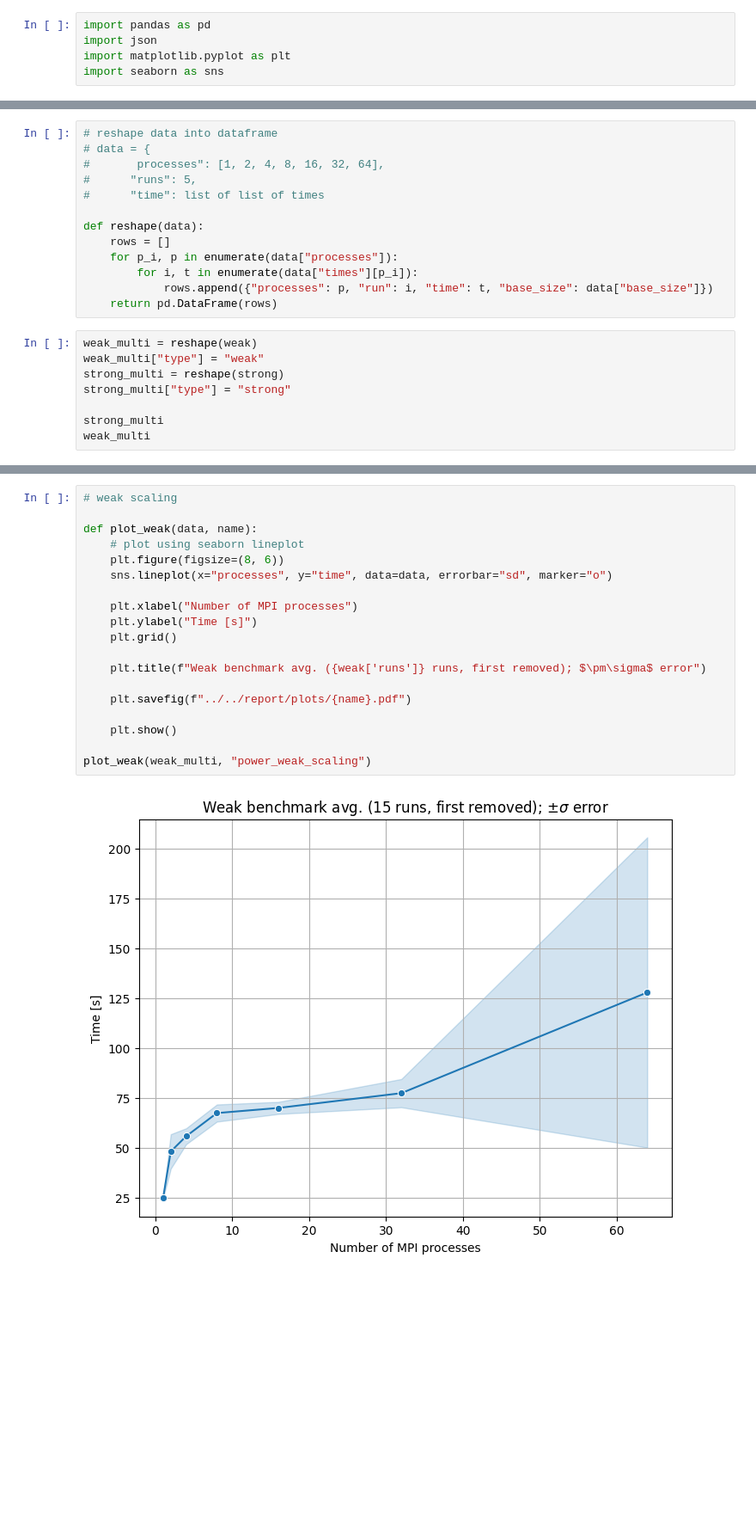
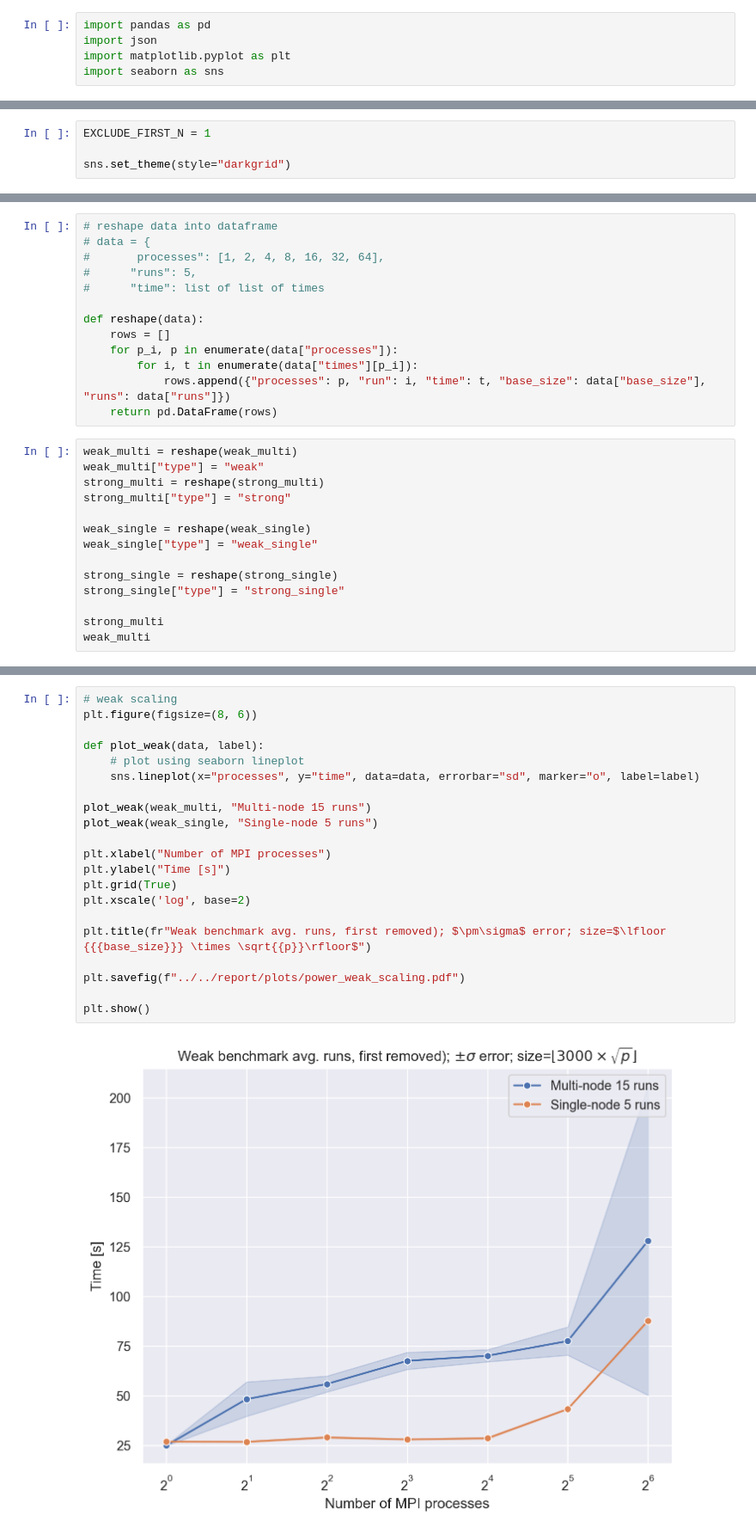
Before and after one commit to benedict-armstrong/hpc, a Jupyter notebook: project04/code/powermethod/plots.ipynb, the cells around one changed output, grey strips where cells are left out. Shown: that part at 86% size. Saved outputs shown, nothing was run; the diff lists cells and outputs as text; blank space fills up the shorter version.

```diff
--- a/project04/code/powermethod/plots.ipynb
+++ b/project04/code/powermethod/plots.ipynb
@@ -11 +6,5 @@ EXCLUDE_FIRST_N = 1
+# %%
+EXCLUDE_FIRST_N = 1
+
+sns.set_theme(style="darkgrid")
 # %%
@@ -25,13 +30,19 @@ def reshape(data):
     rows = []
     for p_i, p in enumerate(data["processes"]):
         for i, t in enumerate(data["times"][p_i]):
-            rows.append({"processes": p, "run": i, "time": t, "base_size": data["base_size"]})
+            rows.append({"processes": p, "run": i, "time": t, "base_size": data["base_size"], "runs": data["runs"]})
     return pd.DataFrame(rows)
 # %%
-weak_multi = reshape(weak)
+weak_multi = reshape(weak_multi)
 weak_multi["type"] = "weak"
-strong_multi = reshape(strong)
+strong_multi = reshape(strong_multi)
 strong_multi["type"] = "strong"
+
+weak_single = reshape(weak_single)
+weak_single["type"] = "weak_single"
+
+strong_single = reshape(strong_single)
+strong_single["type"] = "strong_single"
 
 strong_multi
 weak_multi
@@ -100,21 +120,23 @@ plot_speeup(strong_multi, "power_strong_speedup")
 # %%
 # weak scaling
+plt.figure(figsize=(8, 6))
 
-def plot_weak(data, name):
+def plot_weak(data, label):
     # plot using seaborn lineplot
-    plt.figure(figsize=(8, 6))
-    sns.lineplot(x="processes", y="time", data=data, errorbar="sd", marker="o")
+    sns.lineplot(x="processes", y="time", data=data, errorbar="sd", marker="o", label=label)
 
-    plt.xlabel("Number of MPI processes")
-    plt.ylabel("Time [s]")
-    plt.grid()
+plot_weak(weak_multi, "Multi-node 15 runs")
+plot_weak(weak_single, "Single-node 5 runs")
 
-    plt.title(f"Weak benchmark avg. ({weak['runs']} runs, first removed); $\pm\sigma$ error")
+plt.xlabel("Number of MPI processes")
+plt.ylabel("Time [s]")
+plt.grid(True)
+plt.xscale('log', base=2)
 
-    plt.savefig(f"../../report/plots/{name}.pdf")
+plt.title(fr"Weak benchmark avg. runs, first removed); $\pm\sigma$ error; size=$\lfloor {{{base_size}}} \times \sqrt{{p}}\rfloor$")
 
-    plt.show()
+plt.savefig(f"../../report/plots/power_weak_scaling.pdf")
 
-plot_weak(weak_multi, "power_weak_scaling")
+plt.show()
 # %% [output]
-[figure, old version]
+[figure, new version]
```
Also changed, not shown: parts of 7 cells of this notebook, 9 other files.
